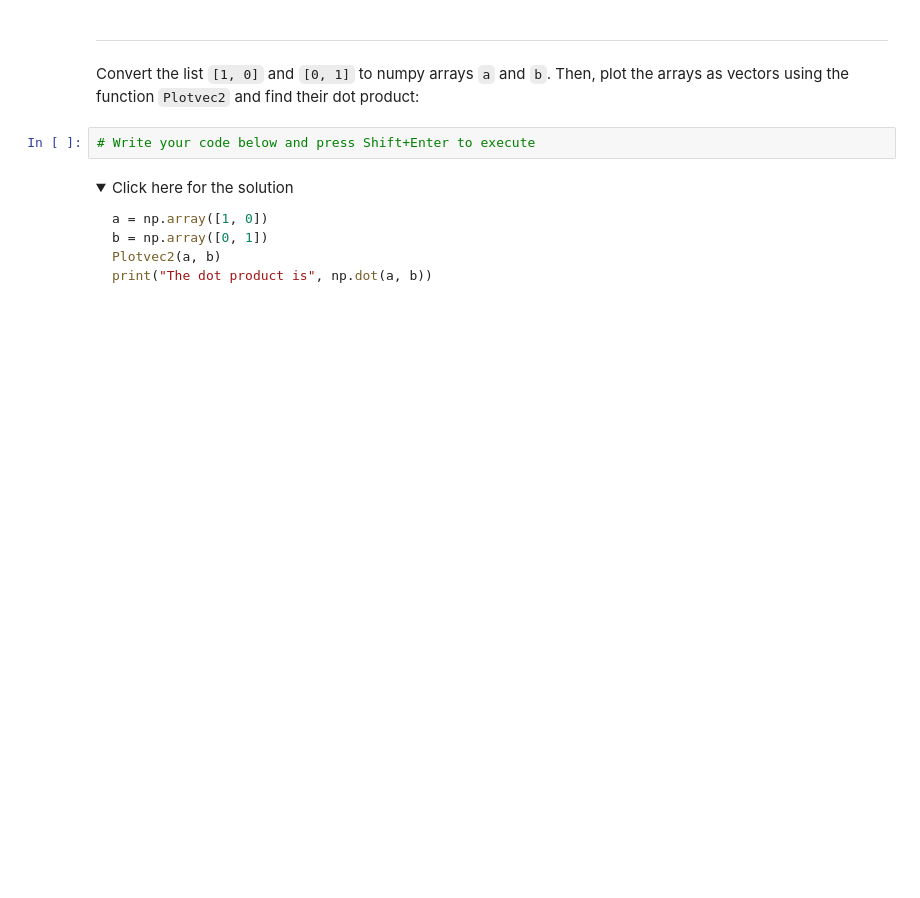
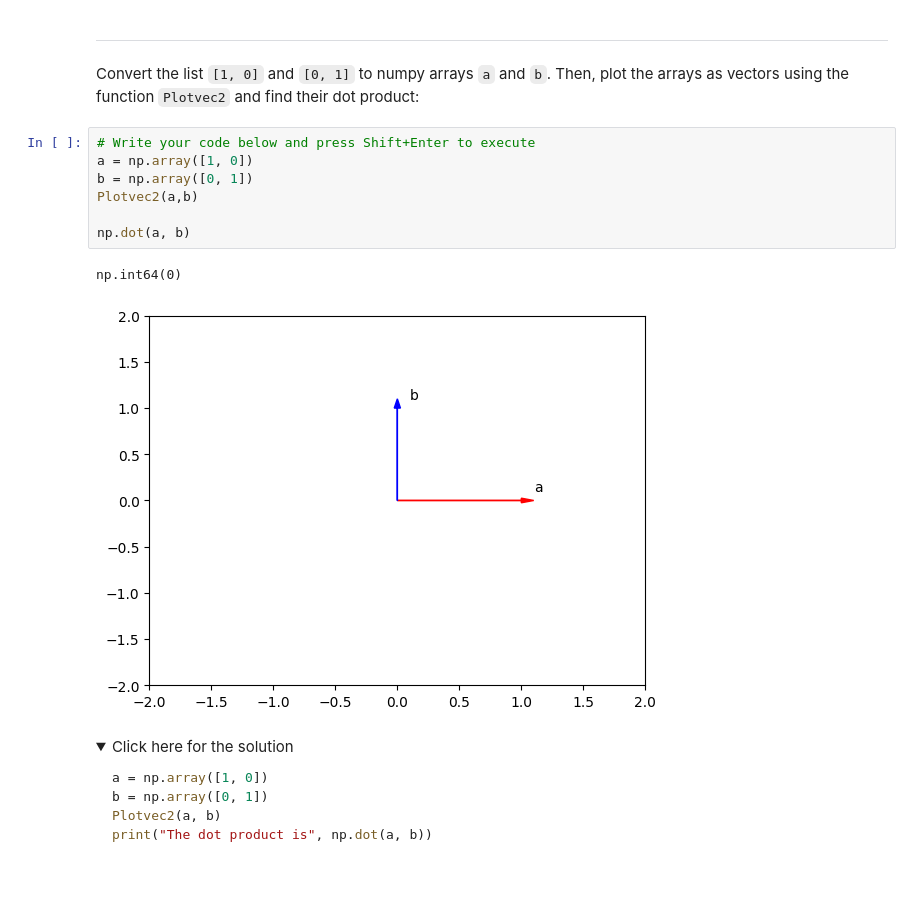
Before and after one commit to KeldenGhalay/Week7_Assignment_KG, a Jupyter notebook: Numpy_1D.ipynb, the cells around one changed output. Drawn from its saved outputs; the diff is of its cells as text; folded sections open; blank space fills up the shorter version.

```diff
--- a/Numpy_1D.ipynb
+++ b/Numpy_1D.ipynb
@@ -939,6 +1006,14 @@ print("The dot product is", np.dot(a,b))
 Convert the list <code>\[1, 0]</code> and <code>\[0, 1]</code> to numpy arrays <code>a</code> and <code>b</code>. Then, plot the arrays as vectors using the function <code>Plotvec2</code> and find their dot product:
 # %%
 # Write your code below and press Shift+Enter to execute
+a = np.array([1, 0])
+b = np.array([0, 1])
+Plotvec2(a,b)
+
+np.dot(a, b)
+# %% [output]
+np.int64(0)
+[figure, added]
 # %% [markdown]
 <details><summary>Click here for the solution</summary>
 
```
Also changed, not shown: parts of 25 cells of this notebook.
